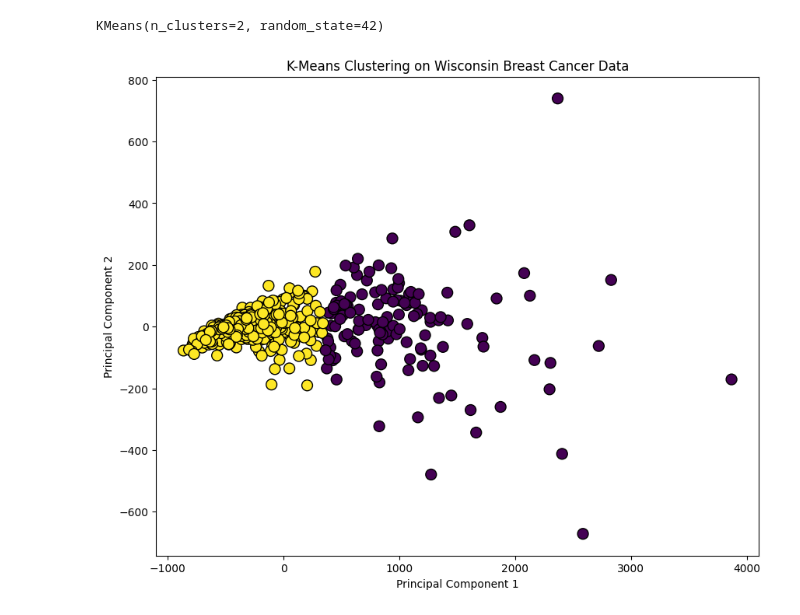
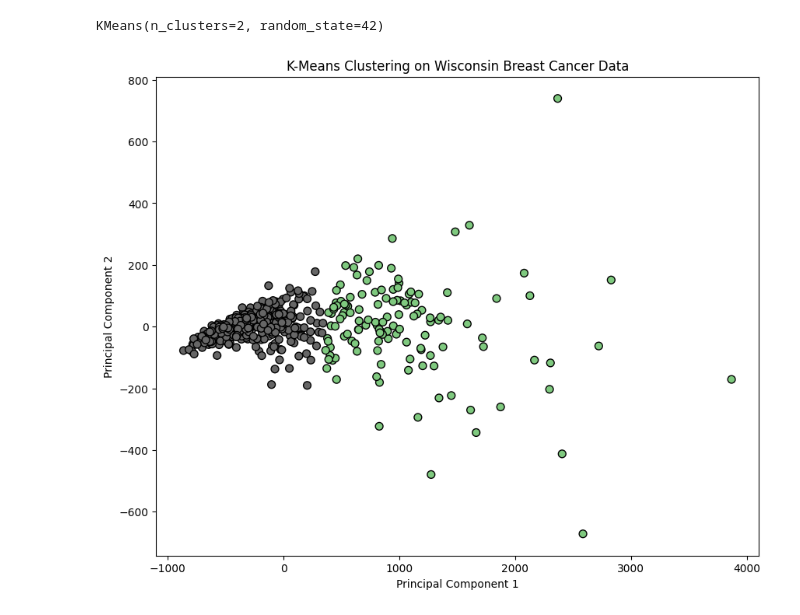
Before and after one commit to supriya-kotturu/python-sandbox, a Jupyter notebook: machine_learning/24MSP3012/k-means/sandbox.ipynb, the cells around one changed output. Cells and saved outputs as stored; diff of their text form; code cells hidden in the pictures.

```diff
--- a/machine_learning/24MSP3012/k-means/sandbox.ipynb
+++ b/machine_learning/24MSP3012/k-means/sandbox.ipynb
@@ -56,13 +56,13 @@ X_pca = pca.fit_transform(X)
 # %%
 # Create a scatter plot of the two clusters
 plt.figure(figsize=(10, 8))
-plt.scatter(X_pca[:, 0], X_pca[:, 1], c=labels, cmap='viridis', edgecolor='k', s=100)
+plt.scatter(X_pca[:, 0], X_pca[:, 1], c=labels, cmap='Accent', edgecolor='k', s=50)
 plt.title('K-Means Clustering on Wisconsin Breast Cancer Data')
 plt.xlabel('Principal Component 1')
 plt.ylabel('Principal Component 2')
 plt.show()
 # %% [output]
-[figure, old version]
+[figure, new version]
 # %%
 # Print cluster centers
 print("Cluster centers:")
```
Also changed, not shown: 3 other files.
